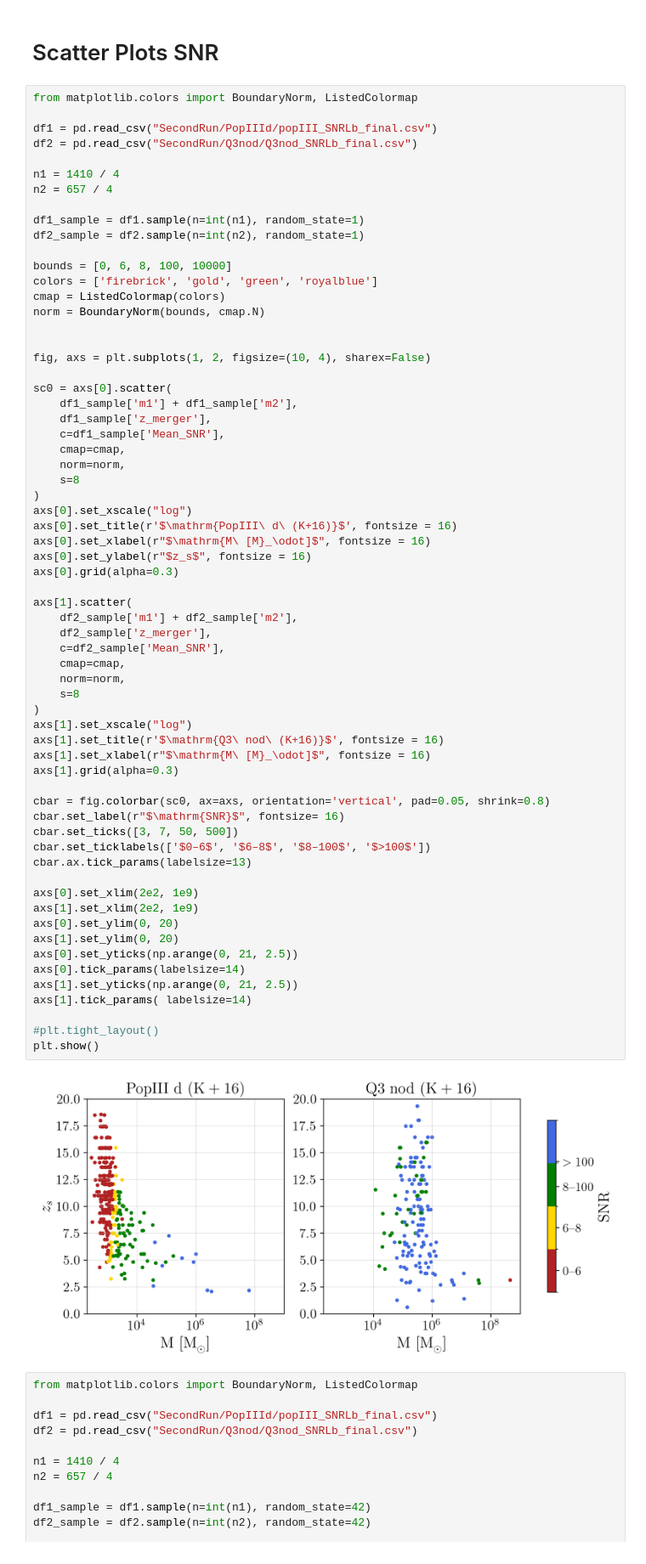
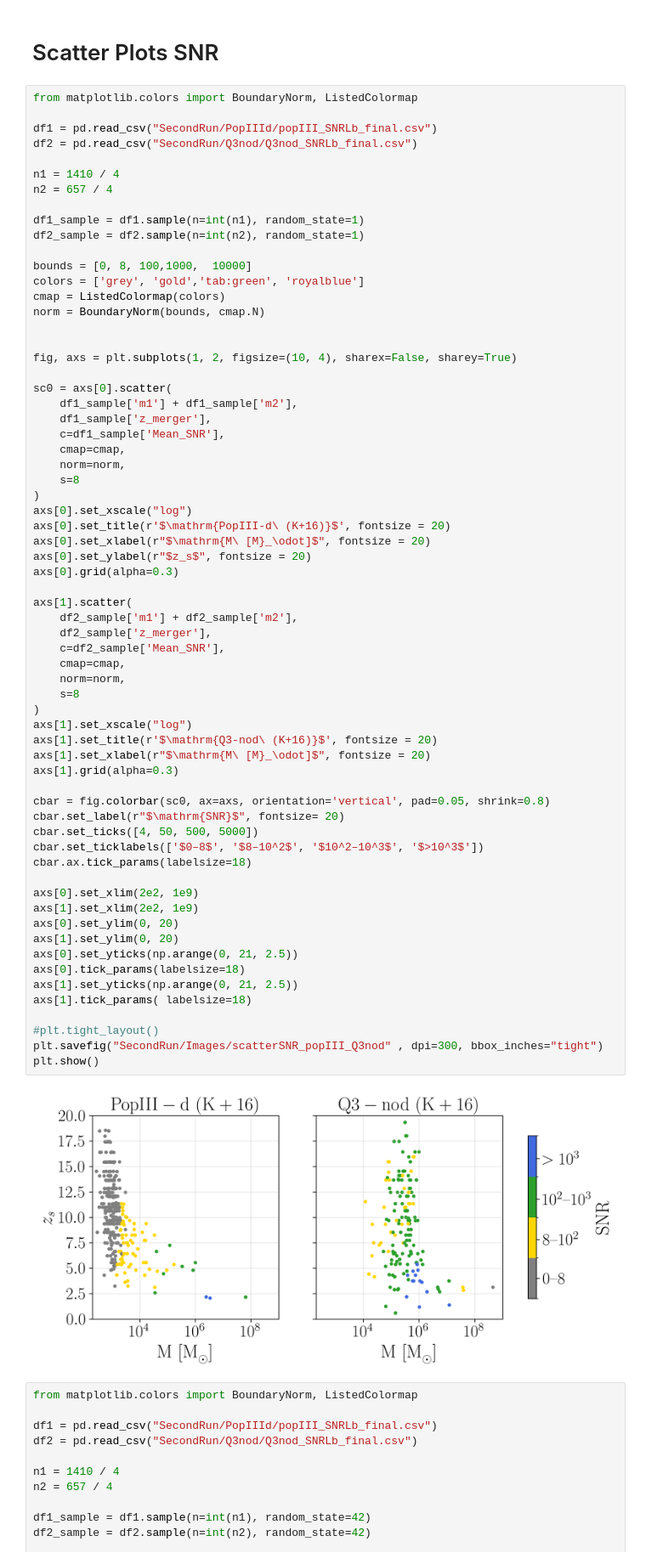
Before and after one commit to juangutimuni/Stronglensing-LISA, a Jupyter notebook: LISA_SL_Rates.ipynb, the cells around one changed output. Shown at 85% size. Drawn from its saved outputs; the diff is of its cells as text.

```diff
--- a/LISA_SL_Rates.ipynb
+++ b/LISA_SL_Rates.ipynb
@@ -682,13 +682,13 @@ n2 = 657 / 4
 df1_sample = df1.sample(n=int(n1), random_state=1)
 df2_sample = df2.sample(n=int(n2), random_state=1)
 
-bounds = [0, 6, 8, 100, 10000]
-colors = ['firebrick', 'gold', 'green', 'royalblue']
+bounds = [0, 8, 100,1000,  10000]
+colors = ['grey', 'gold','tab:green', 'royalblue']
 cmap = ListedColormap(colors)
 norm = BoundaryNorm(bounds, cmap.N)
 
 
-fig, axs = plt.subplots(1, 2, figsize=(10, 4), sharex=False)
+fig, axs = plt.subplots(1, 2, figsize=(10, 4), sharex=False, sharey=True)
 
 sc0 = axs[0].scatter(
     df1_sample['m1'] + df1_sample['m2'],
@@ -697,45 +697,46 @@ sc0 = axs[0].scatter(
     cmap=cmap,
     norm=norm,
     s=8
 )
 axs[0].set_xscale("log")
-axs[0].set_title(r'$\mathrm{PopIII\ d\ (K+16)}$', fontsize = 16)
-axs[0].set_xlabel(r"$\mathrm{M\ [M}_\odot]$", fontsize = 16)
-axs[0].set_ylabel(r"$z_s$", fontsize = 16)
+axs[0].set_title(r'$\mathrm{PopIII-d\ (K+16)}$', fontsize = 20)
+axs[0].set_xlabel(r"$\mathrm{M\ [M}_\odot]$", fontsize = 20)
+axs[0].set_ylabel(r"$z_s$", fontsize = 20)
 axs[0].grid(alpha=0.3)
 
 axs[1].scatter(
     df2_sample['m1'] + df2_sample['m2'],
     df2_sample['z_merger'],
     c=df2_sample['Mean_SNR'],
     cmap=cmap,
     norm=norm,
     s=8
 )
 axs[1].set_xscale("log")
-axs[1].set_title(r'$\mathrm{Q3\ nod\ (K+16)}$', fontsize = 16)
-axs[1].set_xlabel(r"$\mathrm{M\ [M}_\odot]$", fontsize = 16)
+axs[1].set_title(r'$\mathrm{Q3-nod\ (K+16)}$', fontsize = 20)
+axs[1].set_xlabel(r"$\mathrm{M\ [M}_\odot]$", fontsize = 20)
 axs[1].grid(alpha=0.3)
 
 cbar = fig.colorbar(sc0, ax=axs, orientation='vertical', pad=0.05, shrink=0.8)
-cbar.set_label(r"$\mathrm{SNR}$", fontsize= 16)
-cbar.set_ticks([3, 7, 50, 500])
-cbar.set_ticklabels(['$0–6$', '$6–8$', '$8–100$', '$>100$'])
-cbar.ax.tick_params(labelsize=13)
+cbar.set_label(r"$\mathrm{SNR}$", fontsize= 20)
+cbar.set_ticks([4, 50, 500, 5000])
+cbar.set_ticklabels(['$0–8$', '$8–10^2$', '$10^2–10^3$', '$>10^3$'])
+cbar.ax.tick_params(labelsize=18)
 
 axs[0].set_xlim(2e2, 1e9)
 axs[1].set_xlim(2e2, 1e9)
 axs[0].set_ylim(0, 20)
 axs[1].set_ylim(0, 20)
 axs[0].set_yticks(np.arange(0, 21, 2.5))
-axs[0].tick_params(labelsize=14)
+axs[0].tick_params(labelsize=18)
 axs[1].set_yticks(np.arange(0, 21, 2.5))
-axs[1].tick_params( labelsize=14)
+axs[1].tick_params( labelsize=18)
 
 #plt.tight_layout()
+plt.savefig("SecondRun/Images/scatterSNR_popIII_Q3nod" , dpi=300, bbox_inches="tight")
 plt.show()
 # %% [output]
-[figure, old version]
+[figure, new version]
 # %%
 from matplotlib.colors import BoundaryNorm, ListedColormap
 
```
Also changed, not shown: parts of 6 cells of this notebook.
